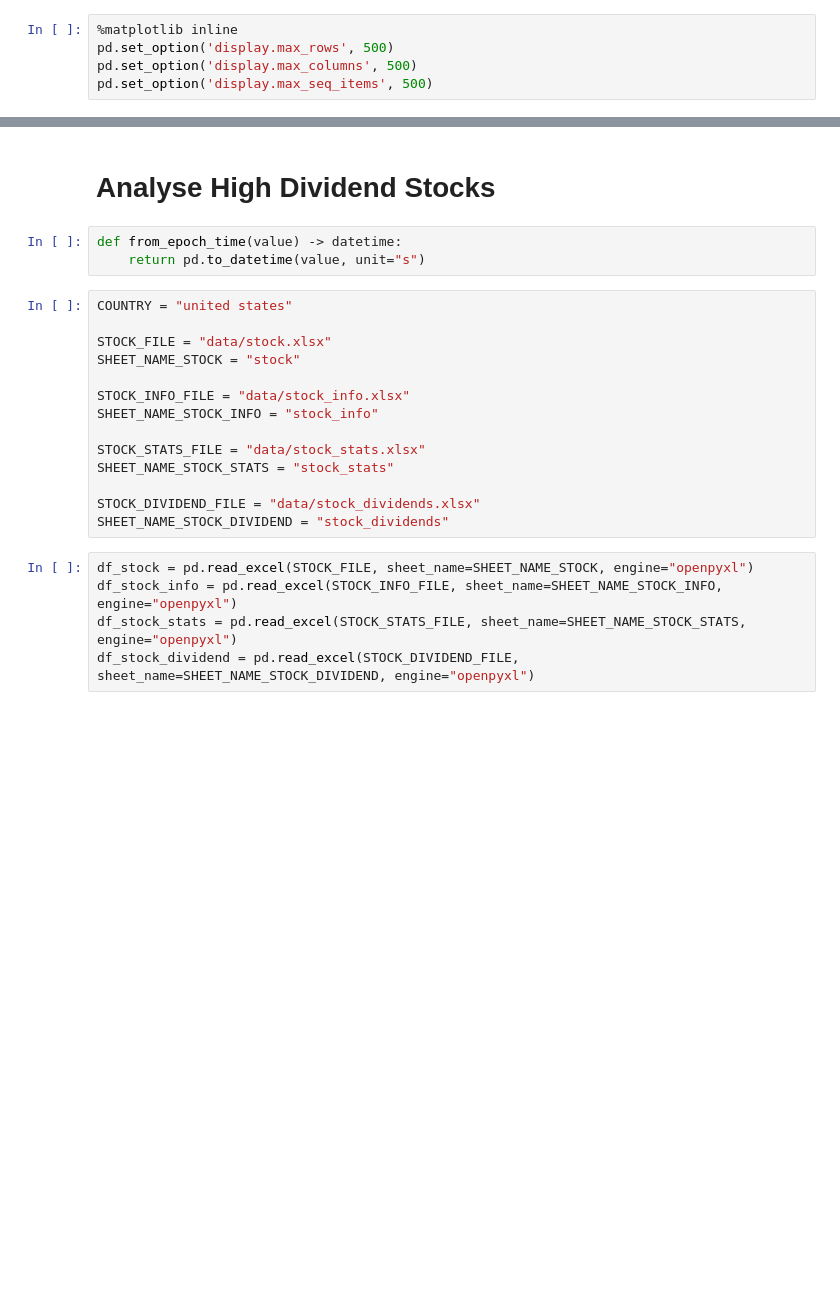
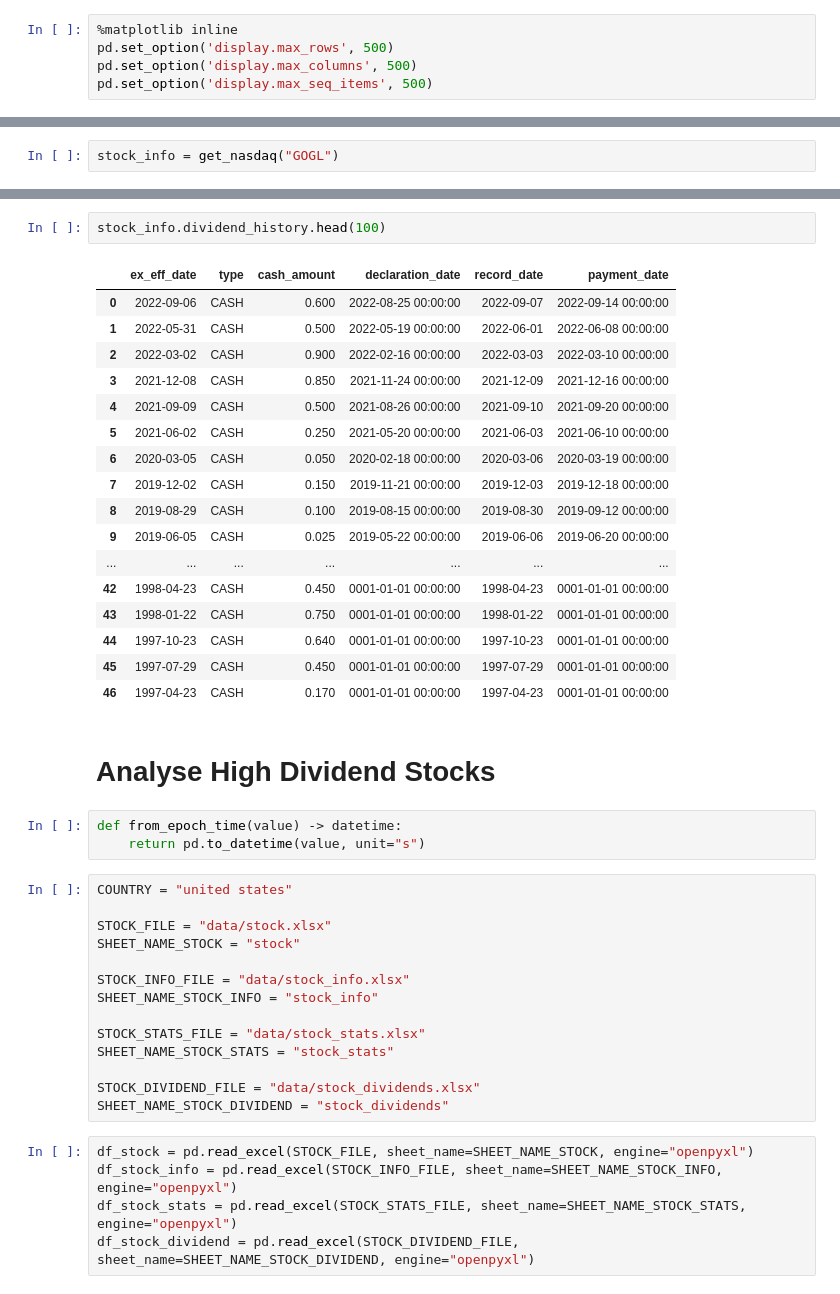
Before and after one commit to alpha2phi-platform/alphalib, a Jupyter notebook: 03_analysis.ipynb, the cells around one changed output, grey strips where cells are left out. Saved outputs shown, nothing was run; the diff lists cells and outputs as text; blank space fills up the shorter version.

Commit message:
feat: stock analysis

```diff
--- a/03_analysis.ipynb
+++ b/03_analysis.ipynb
@@ -71,0 +54,2 @@ SeekingAlpha(symbol='GOGL', url='https://seekingalpha.com/symbol/GOGL/dividends/
+# %%
+stock_info = get_nasdaq("GOGL")
@@ -72,3 +67,23 @@ SeekingAlpha(symbol='GOGL', url='https://seekingalpha.com/symbol/GOGL/dividends/
+# %%
+stock_info.dividend_history.head(100)
+# %% [output]
+|  | ex_eff_date | type | cash_amount | declaration_date | record_date | payment_date |
+| 0 | 2022-09-06 | CASH | 0.600 | 2022-08-25 00:00:00 | 2022-09-07 | 2022-09-14 00:00:00 |
+| 1 | 2022-05-31 | CASH | 0.500 | 2022-05-19 00:00:00 | 2022-06-01 | 2022-06-08 00:00:00 |
+| 2 | 2022-03-02 | CASH | 0.900 | 2022-02-16 00:00:00 | 2022-03-03 | 2022-03-10 00:00:00 |
+| 3 | 2021-12-08 | CASH | 0.850 | 2021-11-24 00:00:00 | 2021-12-09 | 2021-12-16 00:00:00 |
+| 4 | 2021-09-09 | CASH | 0.500 | 2021-08-26 00:00:00 | 2021-09-10 | 2021-09-20 00:00:00 |
+| 5 | 2021-06-02 | CASH | 0.250 | 2021-05-20 00:00:00 | 2021-06-03 | 2021-06-10 00:00:00 |
+| 6 | 2020-03-05 | CASH | 0.050 | 2020-02-18 00:00:00 | 2020-03-06 | 2020-03-19 00:00:00 |
+| 7 | 2019-12-02 | CASH | 0.150 | 2019-11-21 00:00:00 | 2019-12-03 | 2019-12-18 00:00:00 |
+| 8 | 2019-08-29 | CASH | 0.100 | 2019-08-15 00:00:00 | 2019-08-30 | 2019-09-12 00:00:00 |
+| 9 | 2019-06-05 | CASH | 0.025 | 2019-05-22 00:00:00 | 2019-06-06 | 2019-06-20 00:00:00 |
+| ... | ... | ... | ... | ... | ... | ... |
+| 42 | 1998-04-23 | CASH | 0.450 | 0001-01-01 00:00:00 | 1998-04-23 | 0001-01-01 00:00:00 |
+| 43 | 1998-01-22 | CASH | 0.750 | 0001-01-01 00:00:00 | 1998-01-22 | 0001-01-01 00:00:00 |
+| 44 | 1997-10-23 | CASH | 0.640 | 0001-01-01 00:00:00 | 1997-10-23 | 0001-01-01 00:00:00 |
+| 45 | 1997-07-29 | CASH | 0.450 | 0001-01-01 00:00:00 | 1997-07-29 | 0001-01-01 00:00:00 |
+| 46 | 1997-04-23 | CASH | 0.170 | 0001-01-01 00:00:00 | 1997-04-23 | 0001-01-01 00:00:00 |
 # %% [markdown]
 # Analyse High Dividend Stocks
 # %%
```
Also changed, not shown: parts of 20 cells of this notebook, 2 other files.
